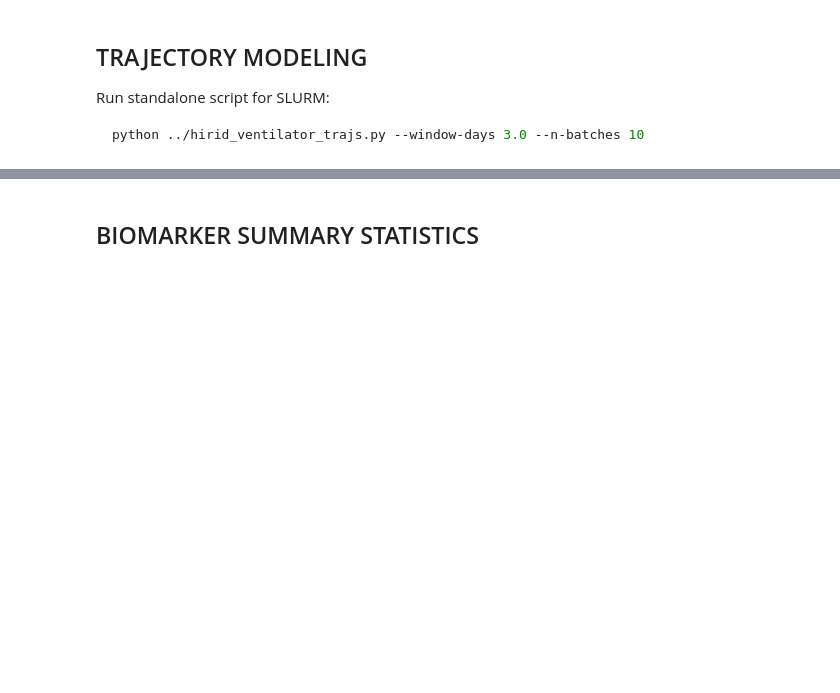
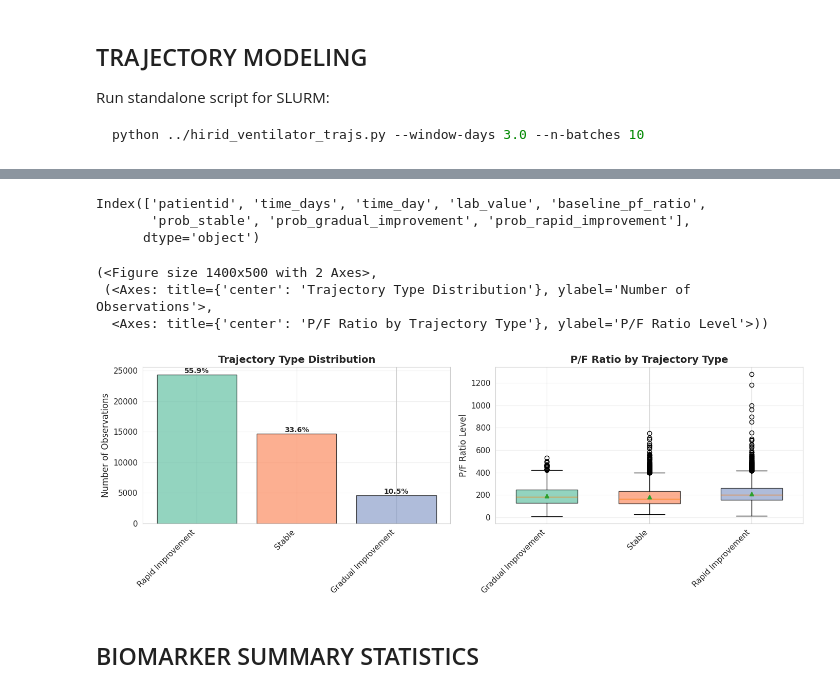
Before and after one commit to tw2067/trajectory-modeling, a Jupyter notebook: scripts/notebooks/HiRiD_Ventilator_traj_probs.ipynb, the cells around one changed output, grey strips where cells are left out. Drawn from its saved outputs; the diff is of its cells as text; code cells hidden in the pictures; blank space fills up the shorter version.

```diff
--- a/scripts/notebooks/HiRiD_Ventilator_traj_probs.ipynb
+++ b/scripts/notebooks/HiRiD_Ventilator_traj_probs.ipynb
@@ -460,6 +672,33 @@ else:
+# %%
+pf_ts = pf_ts.rename(columns={'lab_value': 'pf_ratio'})
+# %%
+trajectory_probs.columns
+# %% [output]
+Index(['patientid', 'time_days', 'time_day', 'lab_value', 'baseline_pf_ratio',
+       'prob_stable', 'prob_gradual_improvement', 'prob_rapid_improvement'],
+      dtype='object')
 # %%
 # Visualize trajectory distribution
-plot_trajectory_distribution(trajectory_probs)
+# Determine dominant trajectory
+trajectory_probs['dominant_traj'] = trajectory_probs[[
+    'prob_stable', 'prob_gradual_improvement', 'prob_rapid_improvement'
+]].idxmax(axis=1).str.replace('prob_', '')
+
+# Merge with pf_ratio data for visualization
+traj_with_pf = trajectory_probs.merge(
+    pf_ts[['patientid', 'time_day', 'pf_ratio']],
+    on=['patientid', 'time_day'],
+    how='left'
+)
+
+plot_trajectory_distribution(traj_with_pf,
+                              biomarker_col='pf_ratio',
+                              biomarker_name='P/F Ratio')
+# %% [output]
+(<Figure size 1400x500 with 2 Axes>,
+ (<Axes: title={'center': 'Trajectory Type Distribution'}, ylabel='Number of Observations'>,
+  <Axes: title={'center': 'P/F Ratio by Trajectory Type'}, ylabel='P/F Ratio Level'>))
+[figure, added]
 # %% [markdown]
 ## BIOMARKER SUMMARY STATISTICS
 # %%
```
Also changed, not shown: parts of 26 cells of this notebook, 33 other files.
